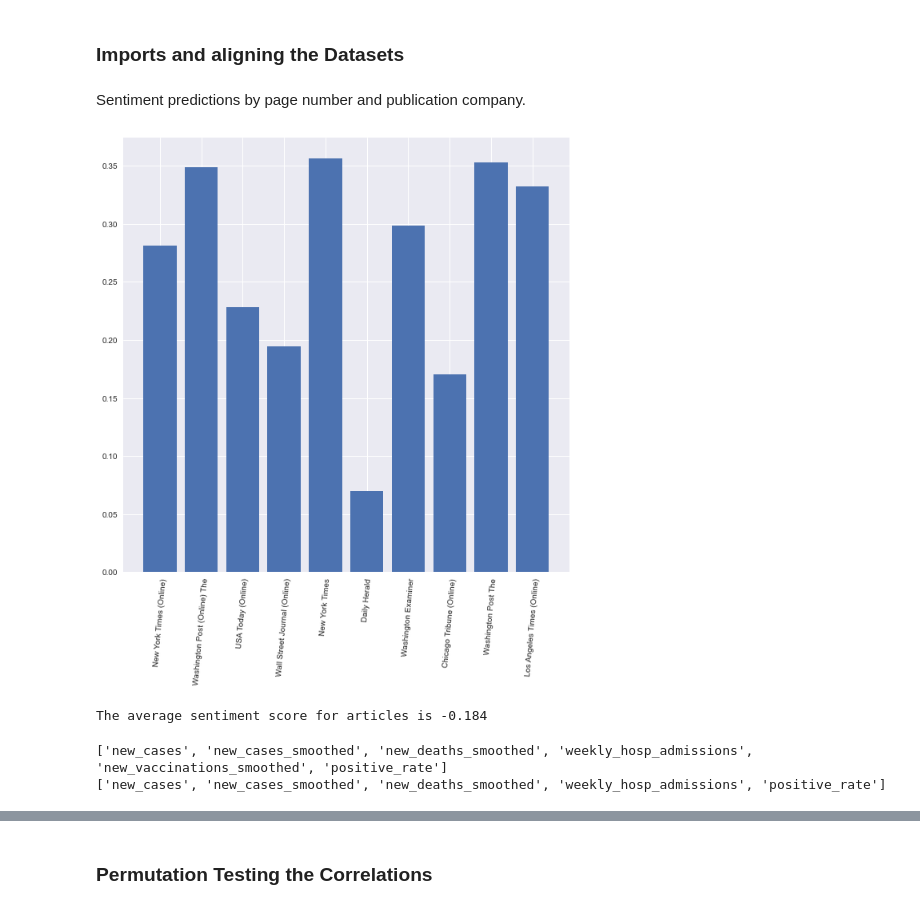
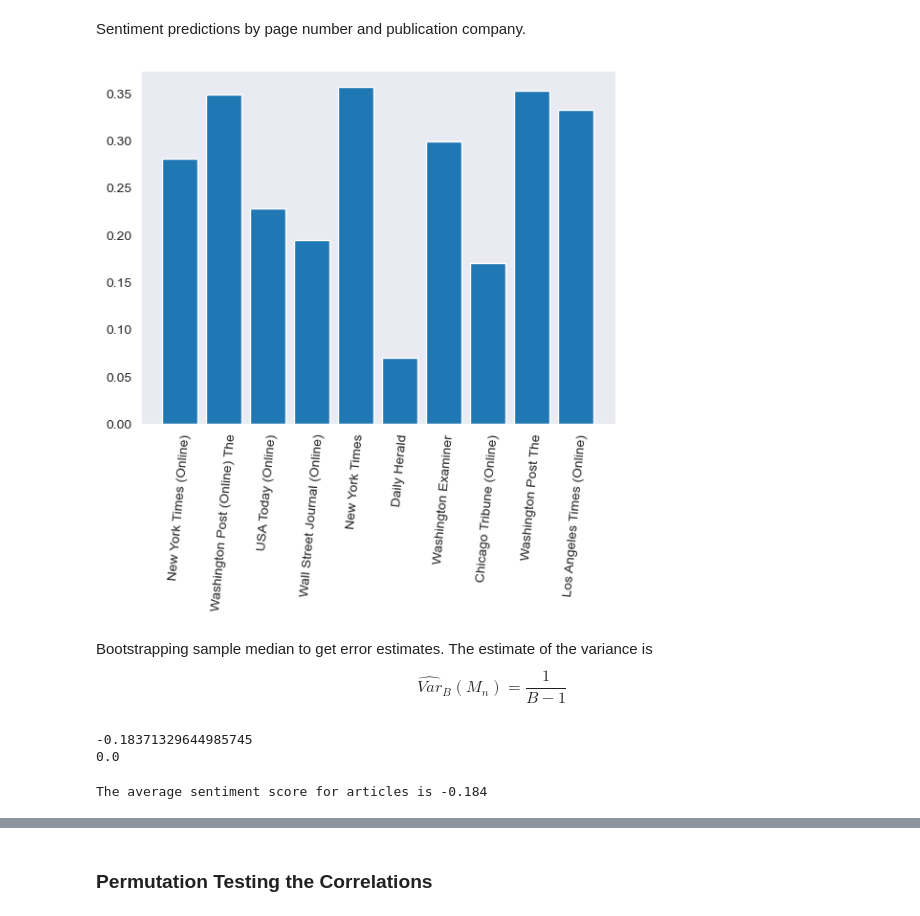
Before and after one commit to GabeNicholson/covid-news, a Jupyter notebook: 4)plotting_and_analysis.ipynb, the cells around one changed output, grey strips where cells are left out. Drawn from its saved outputs; the diff is of its cells as text; code cells hidden in the pictures.

```diff
--- a/4)plotting_and_analysis.ipynb
+++ b/4)plotting_and_analysis.ipynb
@@ -1,39 +1,37 @@
-# %% [markdown]
-### Imports and aligning the Datasets
 # %%
 import pandas as pd
 import numpy as np
 import seaborn as sns
 import matplotlib.pyplot as plt
 from scipy import stats
-pd.options.mode.chained_assignment = None
 from datetime import date
 from scipy.stats import permutation_test
-
-plt.style.use('seaborn')
-plt.rcParams['figure.figsize'] = (8,8)
-plt.rcParams.update({'font.size': 15})
-plt.rc('axes', titlesize=15)
-plt.rc('axes', labelsize=15)
+pd.options.mode.chained_assignment = None
+sns.set_style('dark')
 # %% [markdown]
 Sentiment predictions by page number and publication company.
 # %%
-pre_page_df = pd.read_csv('csv/us_apr-feb2021_publisher_page_df.csv', index_col=[0]).iloc[:, 3:]
-post_page_df = pd.read_csv('csv/publisher_page_us-mar-apr2022.csv', index_col=[0]).iloc[:, 3:]
-pre_publisher_df = pd.read_csv('csv/us_apr-feb2021_publisher_page_df.csv', index_col=[0]).iloc[:, :3]
-post_publisher_df = pd.read_csv('csv/publisher_page_us-mar-apr2022.csv', index_col=[0]).iloc[:, :3]
+# The publisher page and sentiment information are split up because I am using two ProQuest accounts (double the GPU power).
+us_apr_feb2021_publisher_page_df = pd.read_csv('csv/us_apr-feb2021_publisher_page_df.csv', index_col=[0])
+pre_page_df = us_apr_feb2021_publisher_page_df[['page', 'total_page', 'page_prediction']]
+pre_publisher_df = us_apr_feb2021_publisher_page_df[['publisher_name', 'total_published', 'publisher_prediction']]
+
+publisher_page_us_mar_apr2022 = pd.read_csv('csv/publisher_page_us-mar-apr2022.csv', index_col=[0])
+post_page_df = publisher_page_us_mar_apr2022[['page', 'total_page', 'page_prediction']]
+post_publisher_df = publisher_page_us_mar_apr2022[['publisher_name', 'total_published', 'publisher_prediction']]
+
 publisher_df = pd.merge(pre_publisher_df, post_publisher_df, on='publisher_name', how='inner')
 page_df = pd.merge(pre_page_df, post_page_df, on='page', how='inner')
 
 page_df['sentiment'] = page_df.eval("(page_prediction_x + page_prediction_y) / (total_page_x + total_page_y)")
-publisher_df['sentiment'] = publisher_df.eval('(publisher_prediction_x+publisher_prediction_y)/(total_published_y + total_published_x)')
 page_df = page_df[['page', 'sentiment']]
+publisher_df['sentiment'] = publisher_df.eval('(publisher_prediction_x + publisher_prediction_y) / (total_published_y + total_published_x)')
 publisher_df = publisher_df[['publisher_name', 'sentiment']]
 # %%
 plot_pub = publisher_df.head(10)
-plt.figure(figsize=(10,10))
+# plt.figure(figsize=(10,10))
 plt.bar(x=plot_pub.publisher_name, height=plot_pub.sentiment*-1)
 plt.xticks(rotation=85);
 # %% [output]
-[figure, old version]
+[figure, new version]
 # %%
@@ -51,5 +50,23 @@ df = df.set_index('date', drop=False)
 df['smoothed_prediction'] = df.prediction.rolling(window=5, center=True, win_type='gaussian').mean(std=2)
 df['smoothed_articles_per_day'] = df.articles_per_day.rolling(window=4, center=True, win_type='gaussian').mean(std=1)
+# %% [markdown]
+Bootstrapping sample median to get error estimates. The estimate of the variance is $$\widehat{Var}_B(M_n) = \frac{1}{B-1}$$
+# %%
+bootstrapped_medians = []
+n_sims = 10000
+for sim in range(n_sims):
+    sample = df.sample(n=df.shape[0], replace=True)['prediction'].mean()
+    bootstrapped_medians.append(sample)
+boot_var_sum = 0
+avg_boot_median = np.mean(bootstrapped_medians)
+for sample in bootstrapped_medians:
+    boot_var_sum += (avg_boot_median - sample)**2
+boot_var = boot_var_sum / (n_sims-1)
+print(avg_boot_median)
+print(round(boot_var,4))
+# %% [output]
+-0.18371329644985745
+0.0
 # %%
 print(f'The average sentiment score for articles is {np.around(df.prediction.mean(),3)}')
 # print(f'The average sentiment score for titles is {np.around(us_titles.title_prediction.mean(),3)}')
@@ -58,9 +75,6 @@ print(f'The average sentiment score for articles is {np.around(df.prediction.mea
 The average sentiment score for articles is -0.184
 # %%
 pre_delta = df[(df.date >= '2020-12-15') & (df.date < '2021-06-01')]
-predictor_list = ['new_cases', 'new_cases_smoothed', 'new_deaths_smoothed','weekly_hosp_admissions', 'new_vaccinations_smoothed', 'positive_rate']
-predictor_list_noVax = predictor_list[:-1]
+predictor_list = ['new_cases', 'new_cases_smoothed', 'positive_rate','weekly_hosp_admissions', 'new_vaccinations_smoothed', 'new_deaths_smoothed']
+predictor_list_noVax = ['new_cases', 'new_cases_smoothed','positive_rate' ,'weekly_hosp_admissions', 'new_deaths_smoothed']
-# %% [output]
-['new_cases', 'new_cases_smoothed', 'new_deaths_smoothed', 'weekly_hosp_admissions', 'new_vaccinations_smoothed', 'positive_rate']
-['new_cases', 'new_cases_smoothed', 'new_deaths_smoothed', 'weekly_hosp_admissions', 'positive_rate']
 # %%
```
Also changed, not shown: parts of 35 cells of this notebook, 40 other files.
